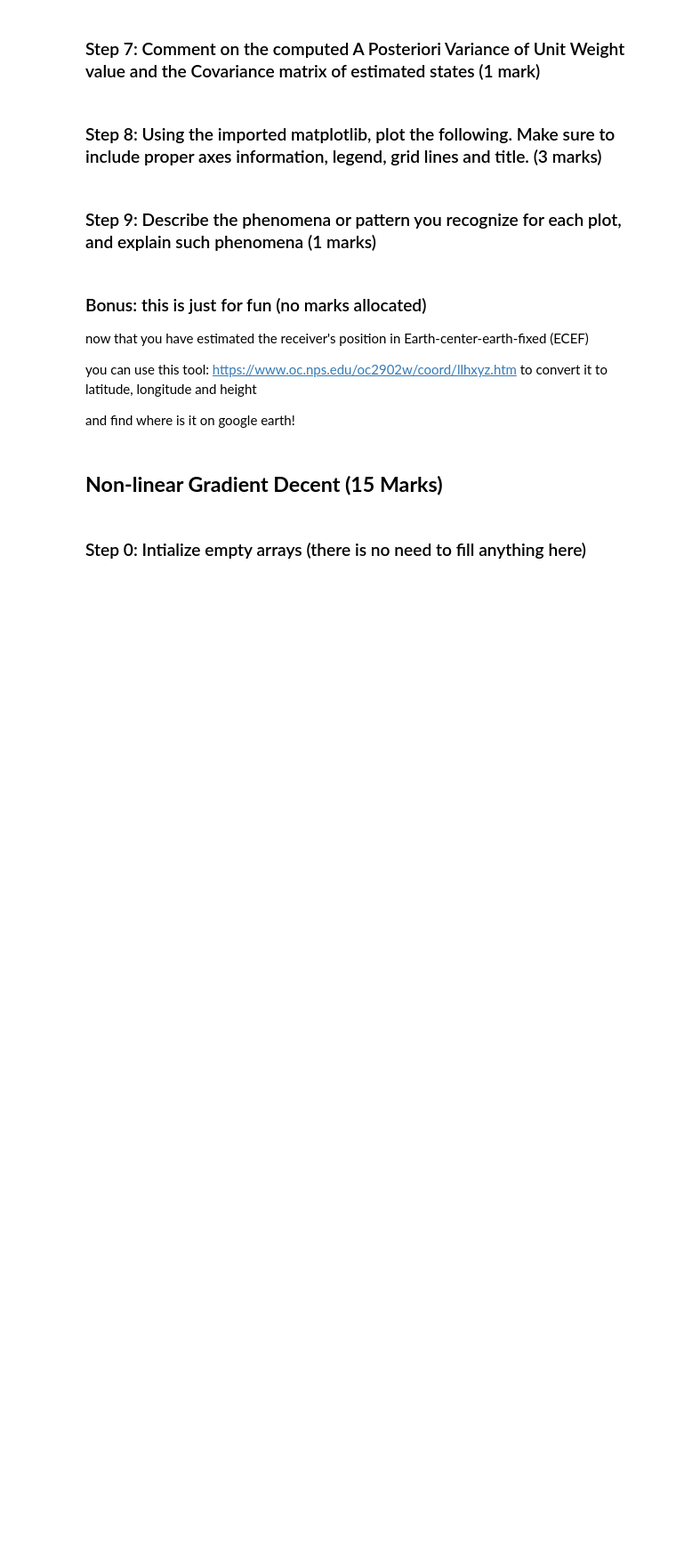
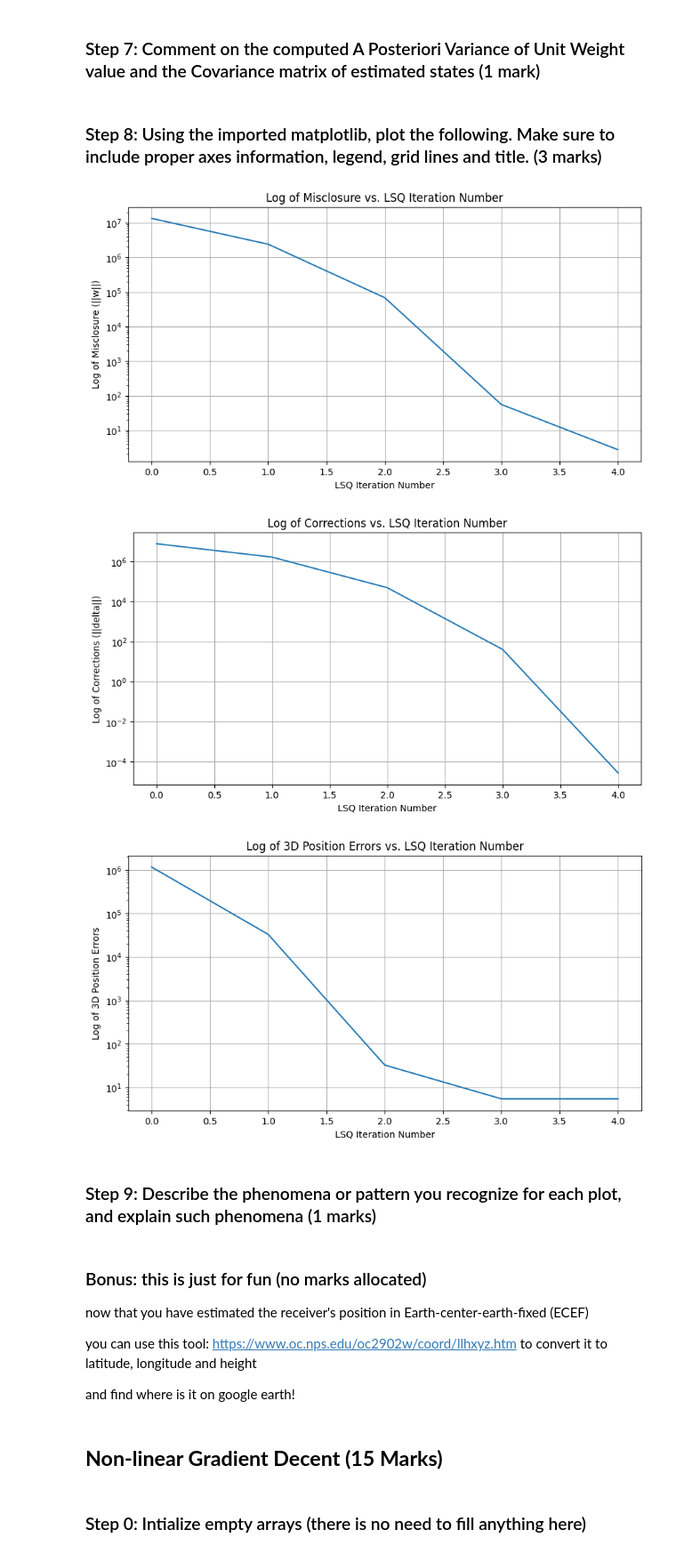
Before and after one commit to Hayden-Taylor91/ENGG680_2025_Fall_Assignment2, a Jupyter notebook: Assignment2_Upload.ipynb, the cells around one changed output. Shown: that part at 89% size. Saved outputs shown, nothing was run; the diff lists cells and outputs as text; code cells hidden in the pictures; blank space fills up the shorter version.

```diff
--- a/Assignment2_Upload.ipynb
+++ b/Assignment2_Upload.ipynb
@@ -96,6 +116,6 @@ GroundTruth=np.array([-1633489.37967725,	-3651627.18250363,	4952481.61954918])
 # (2 marks)
 
 
-def euclidean_norm(receiver_pos, satellite_pos):
-  geometric_distance = np.linalg.norm(satellite_pos - receiver_pos, axis=1)
+def euclidean_norm(receiver_pos, sat_pos):
+  geometric_distance = np.linalg.norm(sat_pos - receiver_pos, axis=1)
   return geometric_distance
@@ -109,7 +136,7 @@ P = 1 / 1.2
 # %% [markdown]
 ### Step 2: set the initial states as [100.0, -50.0, 25.0, 1000.0] (0.5 mark)
 # %%
-x_0 = np.array([100.0, -50.0, 25.0, 1000.0])
+x_0 = [100.0, -50.0, 25.0, 1000.0]
 # %% [markdown]
 ### Step 3: initialize the corrections array as 10s, iteration loop counter i as zero and related arrays (1 mark)
 # %%
@@ -220,0 +245,5 @@ def design_matrix(receiver_pos, satellite_pos, distance):
+# %%
+receiver_pos = x_0[:3]
+geometric_distance = euclidean_norm(receiver_pos, sat_position)
+A = design_matrix(receiver_pos, sat_position, geometric_distance)
+print(A)
@@ -307,2 +436,33 @@ Print:
+# %%
+# 1. Plot log of the misclosure w against the LSQ iteration number i
+plt.figure(figsize=(10, 5))
+plt.semilogy(arr_i, [np.linalg.norm(w_val) for w_val in arr_w])
+plt.xlabel('LSQ Iteration Number')
+plt.ylabel('Log of Misclosure (||w||)')
+plt.title('Log of Misclosure vs. LSQ Iteration Number')
+plt.grid(True)
+plt.show()
+
+# 2. Plot log of the corrections delta against the LSQ iteration number i
+plt.figure(figsize=(10, 5))
+plt.semilogy(arr_i, [np.linalg.norm(delta_val) for delta_val in arr_delta])
+plt.xlabel('LSQ Iteration Number')
+plt.ylabel('Log of Corrections (||delta||)')
+plt.title('Log of Corrections vs. LSQ Iteration Number')
+plt.grid(True)
+plt.show()
+
+# 3. Plot log of the 3D position errors against the LSQ iteration number i
+plt.figure(figsize=(10, 5))
+plt.semilogy(arr_i, arr_err_pos)
+plt.xlabel('LSQ Iteration Number')
+plt.ylabel('Log of 3D Position Errors')
+plt.title('Log of 3D Position Errors vs. LSQ Iteration Number')
+plt.grid(True)
+plt.show()
+# %% [output]
+[figure, added]
+[figure, added]
+[figure, added]
 # %% [markdown]
 ### Step 9: Describe the phenomena or pattern you recognize for each plot, and explain such phenomena (1 marks)
```
Also changed, not shown: parts of 41 cells of this notebook.
